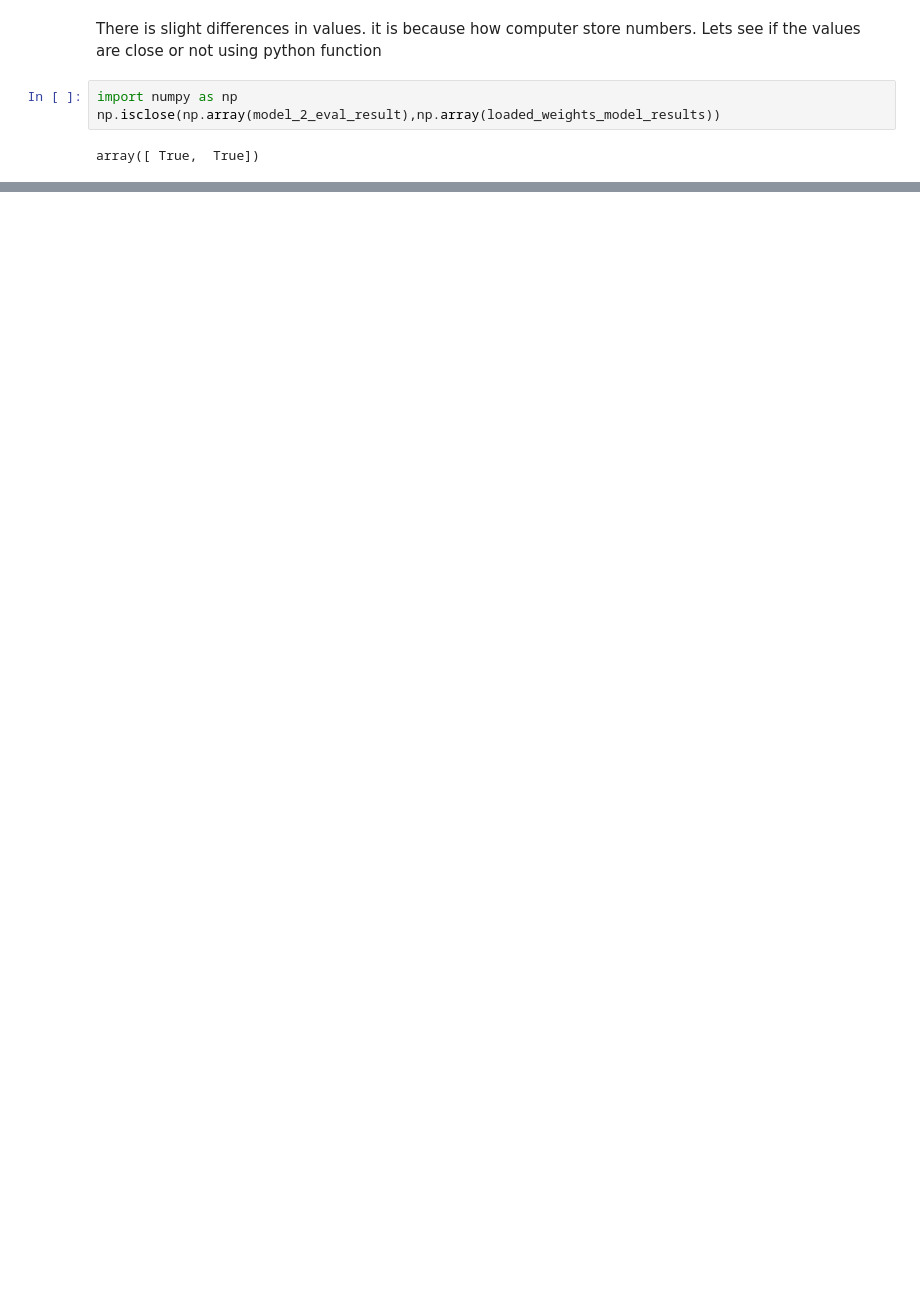
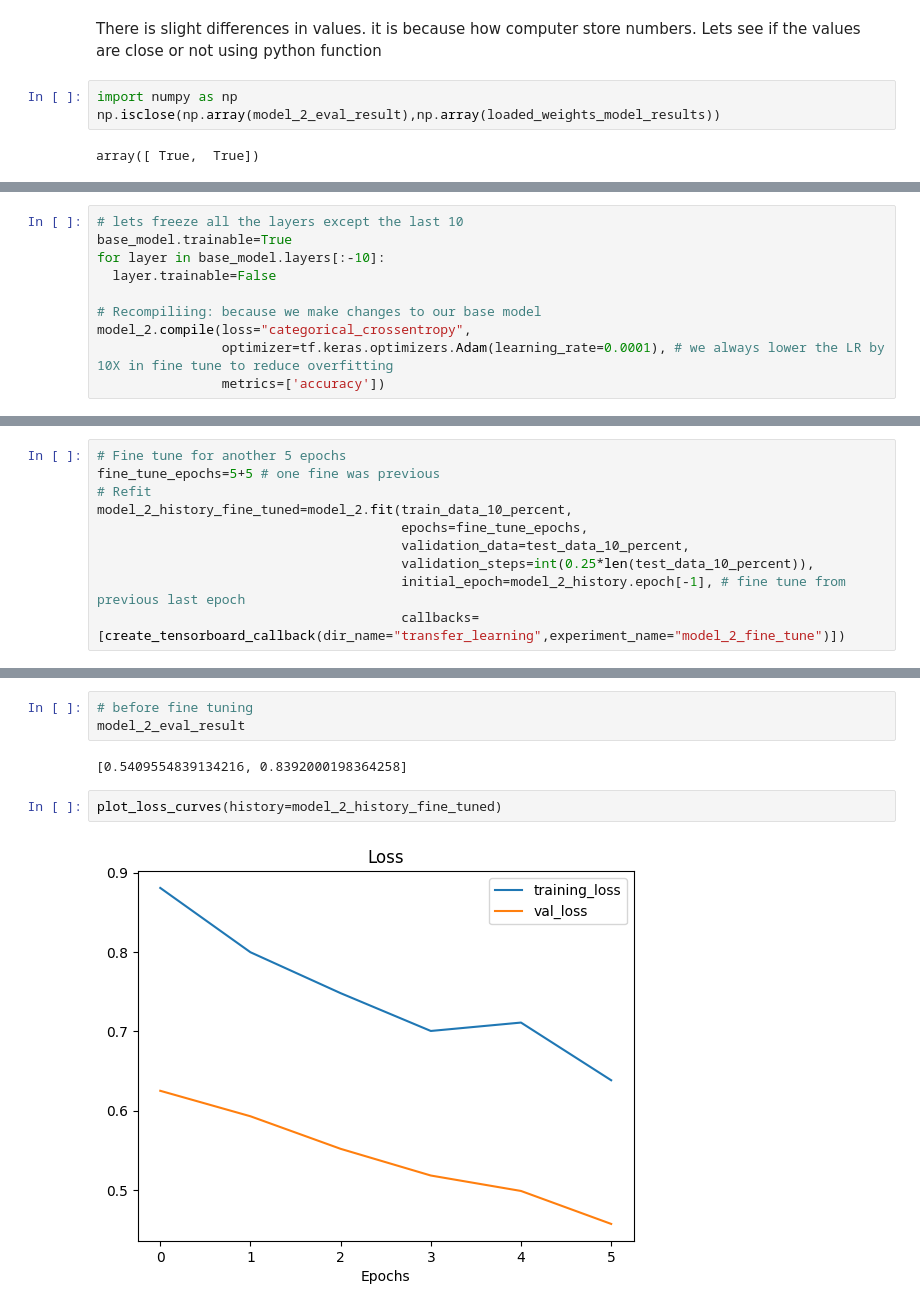
Before and after one commit to Prashanna-Raj-Pandit/Transfer-Learning--TensorFlow, a Jupyter notebook: 02_Transfer_Learning_Fine_Tuning.ipynb, the cells around one changed output, grey strips where cells are left out. Saved outputs shown, nothing was run; the diff lists cells and outputs as text; blank space fills up the shorter version.

```diff
--- a/02_Transfer_Learning_Fine_Tuning.ipynb
+++ b/02_Transfer_Learning_Fine_Tuning.ipynb
@@ -613,0 +651,10 @@ array([ True,  True])
+# %%
+# lets freeze all the layers except the last 10
+base_model.trainable=True
+for layer in base_model.layers[:-10]:
+  layer.trainable=False
+
+# Recompiliing: because we make changes to our base model
+model_2.compile(loss="categorical_crossentropy",
+                optimizer=tf.keras.optimizers.Adam(learning_rate=0.0001), # we always lower the LR by 10X in fine tune to reduce overfitting
+                metrics=['accuracy'])
@@ -613,0 +682,10 @@ array([ True,  True])
+# %%
+# Fine tune for another 5 epochs
+fine_tune_epochs=5+5 # one fine was previous
+# Refit
+model_2_history_fine_tuned=model_2.fit(train_data_10_percent,
+                                       epochs=fine_tune_epochs,
+                                       validation_data=test_data_10_percent,
+                                       validation_steps=int(0.25*len(test_data_10_percent)),
+                                       initial_epoch=model_2_history.epoch[-1], # fine tune from previous last epoch
+                                       callbacks=[create_tensorboard_callback(dir_name="transfer_learning",experiment_name="model_2_fine_tune")])
@@ -613,0 +715,9 @@ array([ True,  True])
+# %%
+# before fine tuning
+model_2_eval_result
+# %% [output]
+[0.5409554839134216, 0.8392000198364258]
+# %%
+plot_loss_curves(history=model_2_history_fine_tuned)
+# %% [output]
+[figure, added]
```
Also changed, not shown: parts of 50 cells of this notebook.
